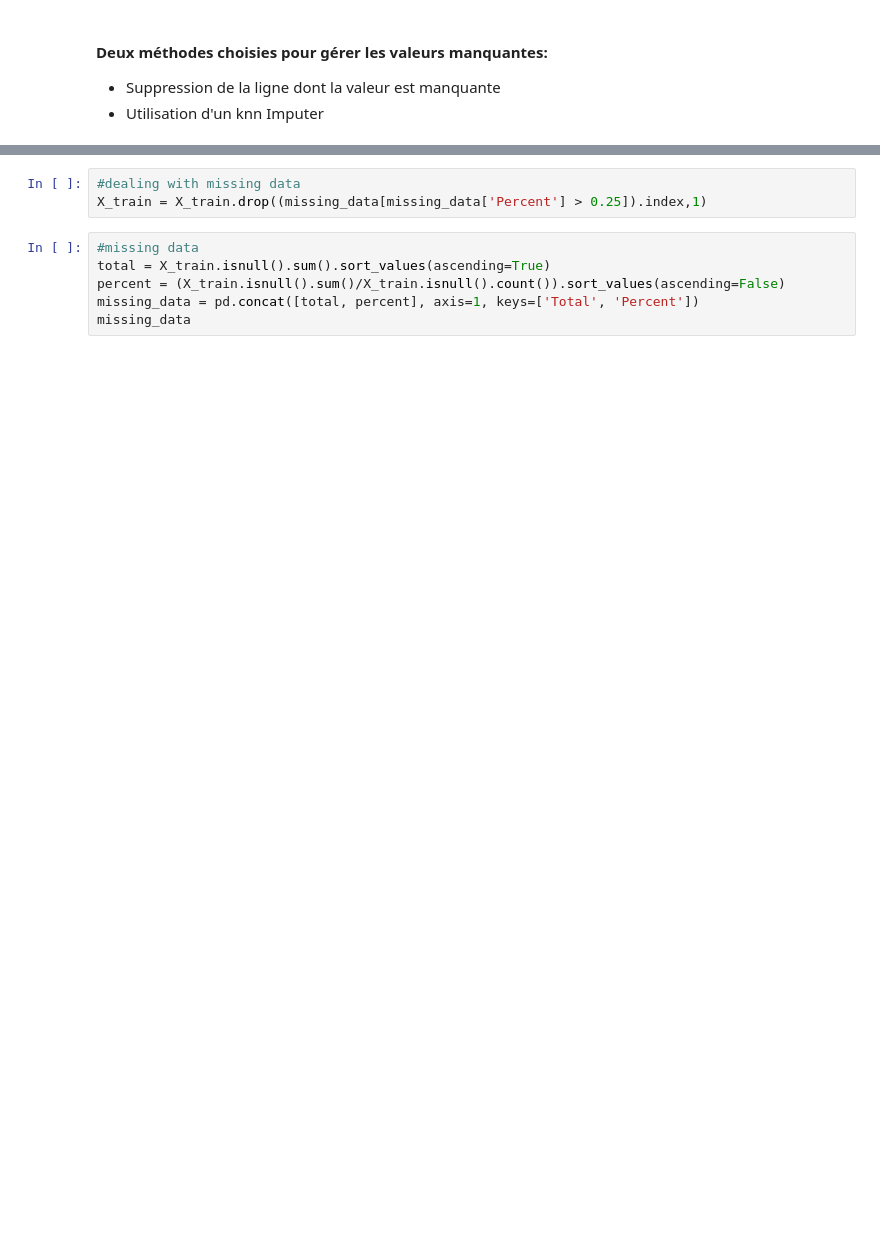
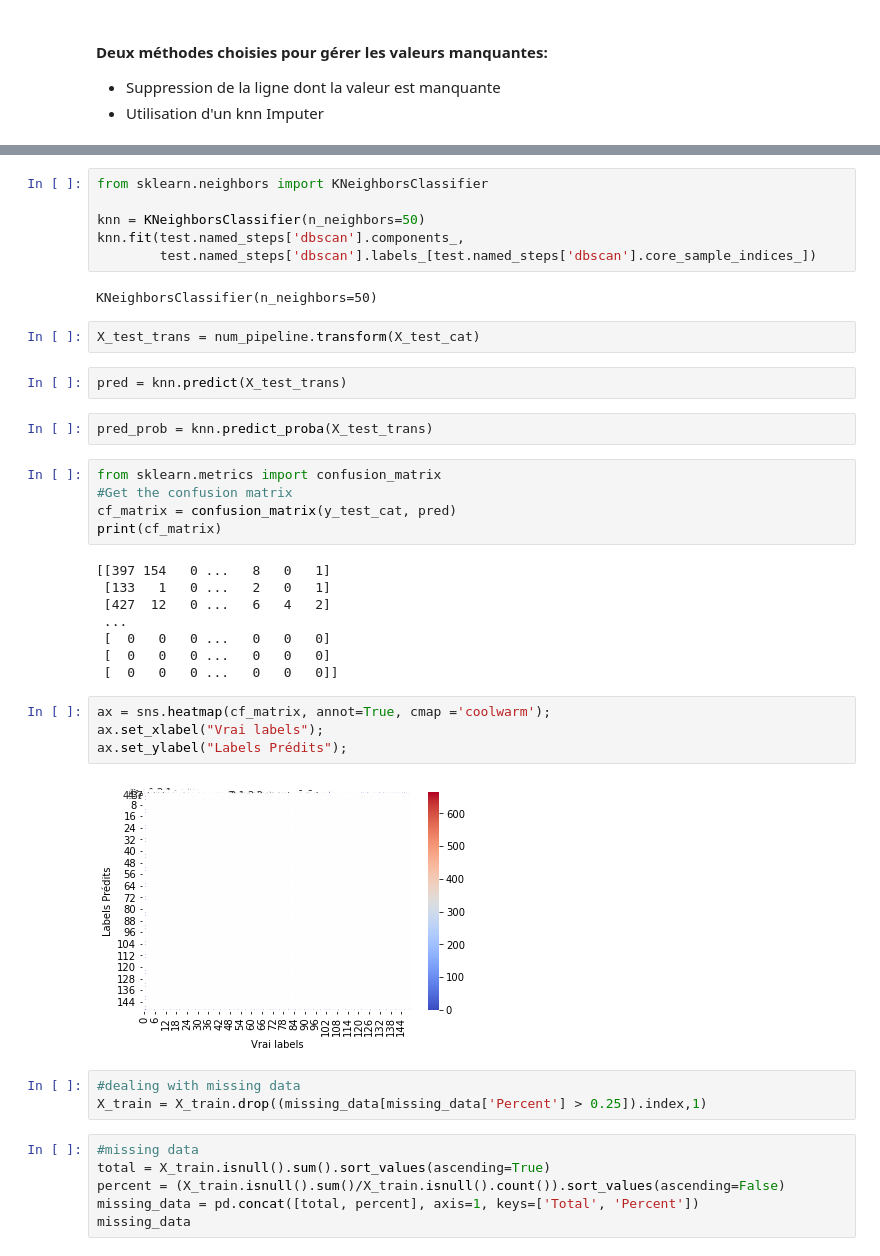
Before and after one commit to bastrob/TP_OPENFOODFACT_YNOV, a Jupyter notebook: Untitled.ipynb, the cells around one changed output, grey strips where cells are left out. Saved outputs shown, nothing was run; the diff lists cells and outputs as text; blank space fills up the shorter version.

```diff
--- a/Untitled.ipynb
+++ b/Untitled.ipynb
@@ -258,3 +575,36 @@ col_to_drop = ['code', 'url', 'creator', 'created_t', 'created_datetime', 'last_
+# %%
+from sklearn.neighbors import KNeighborsClassifier
+
+knn = KNeighborsClassifier(n_neighbors=50)
+knn.fit(test.named_steps['dbscan'].components_,
+        test.named_steps['dbscan'].labels_[test.named_steps['dbscan'].core_sample_indices_])
+# %% [output]
+KNeighborsClassifier(n_neighbors=50)
+# %%
+X_test_trans = num_pipeline.transform(X_test_cat)
+# %%
+pred = knn.predict(X_test_trans)
+# %%
+pred_prob = knn.predict_proba(X_test_trans)
+# %%
+from sklearn.metrics import confusion_matrix
+#Get the confusion matrix
+cf_matrix = confusion_matrix(y_test_cat, pred)
+print(cf_matrix)
+# %% [output]
+[[397 154   0 ...   8   0   1]
+ [133   1   0 ...   2   0   1]
+ [427  12   0 ...   6   4   2]
+ ...
+ [  0   0   0 ...   0   0   0]
+ [  0   0   0 ...   0   0   0]
+ [  0   0   0 ...   0   0   0]]
+# %%
+ax = sns.heatmap(cf_matrix, annot=True, cmap ='coolwarm');
+ax.set_xlabel("Vrai labels");
+ax.set_ylabel("Labels Prédits");
+# %% [output]
+[figure, added]
 # %%
 #dealing with missing data
 X_train = X_train.drop((missing_data[missing_data['Percent'] > 0.25]).index,1)
```
Also changed, not shown: parts of 71 cells of this notebook.
